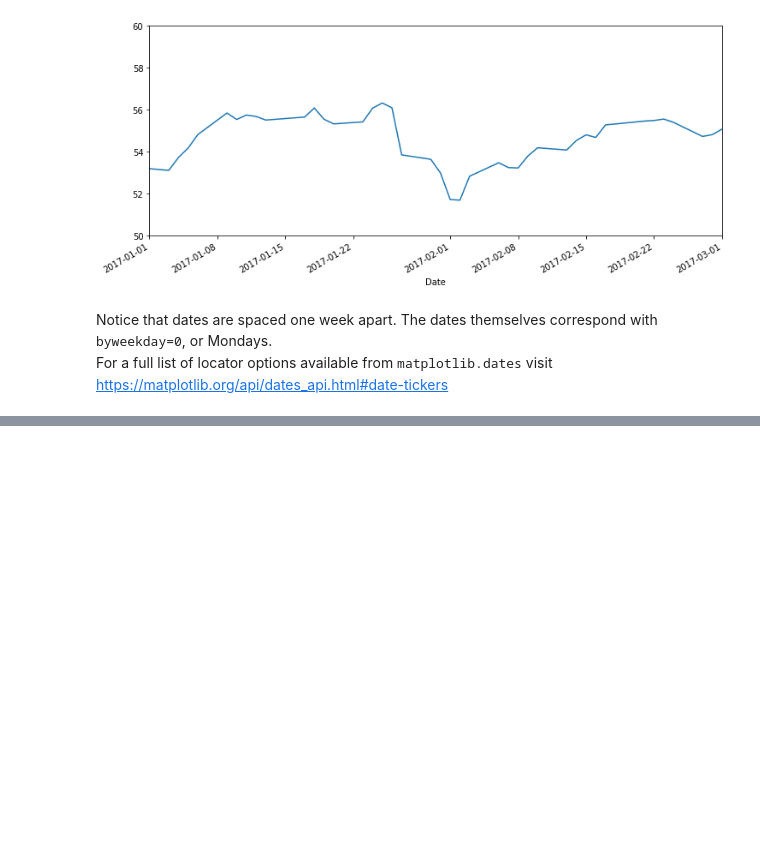
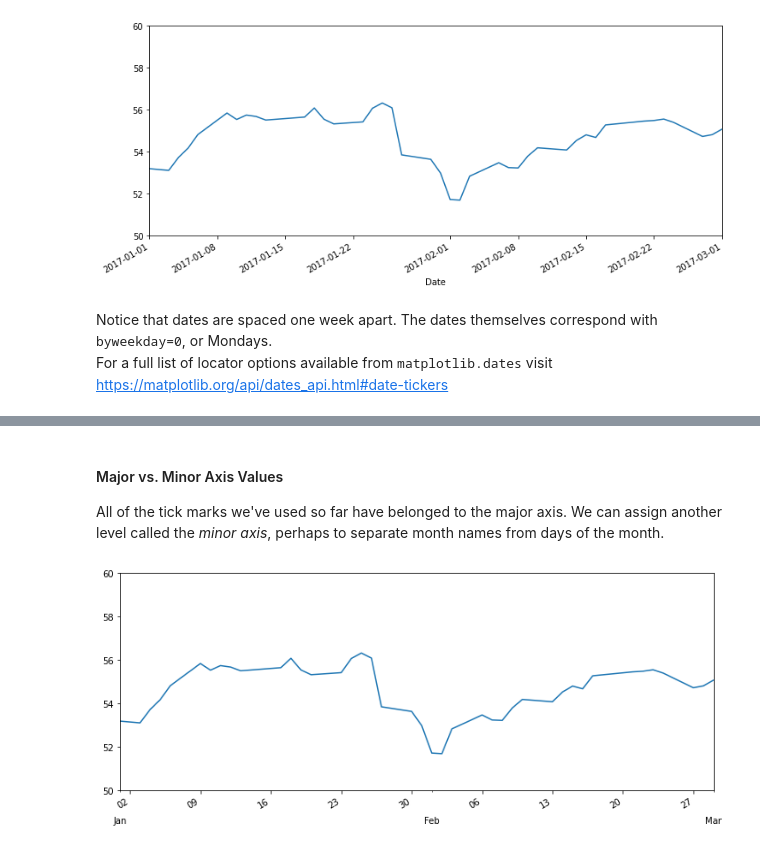
Before and after one commit to StevTobs/TimeSeries_Python, a Jupyter notebook: Time_Series_with_Pandas.ipynb, the cells around one changed output, grey strips where cells are left out. Saved outputs shown, nothing was run; the diff lists cells and outputs as text; code cells hidden in the pictures; blank space fills up the shorter version.

```diff
--- a/Time_Series_with_Pandas.ipynb
+++ b/Time_Series_with_Pandas.ipynb
@@ -672,0 +708,13 @@ ax.set(xlabel = '')
+# %% [markdown]
+#### Major vs. Minor Axis Values
+All of the tick marks we've used so far have belonged to the major axis. We can assign another level called the <em>minor axis</em>, perhaps to separate month names from days of the month.
+# %%
+ax = df['Close'].plot(xlim=['2017-01-01','2017-03-01'],ylim=[50,60],figsize=(12,5))
+ax.set(xlabel='')
+ax.xaxis.set_major_locator(dates.WeekdayLocator(byweekday=0))
+ax.xaxis.set_major_formatter(dates.DateFormatter('%d'))
+
+ax.xaxis.set_minor_locator(dates.MonthLocator())
+ax.xaxis.set_minor_formatter(dates.DateFormatter('\n\n%b')) #\n is newline
+# %% [output]
+[figure, added]
```
Also changed, not shown: parts of 19 cells of this notebook.
